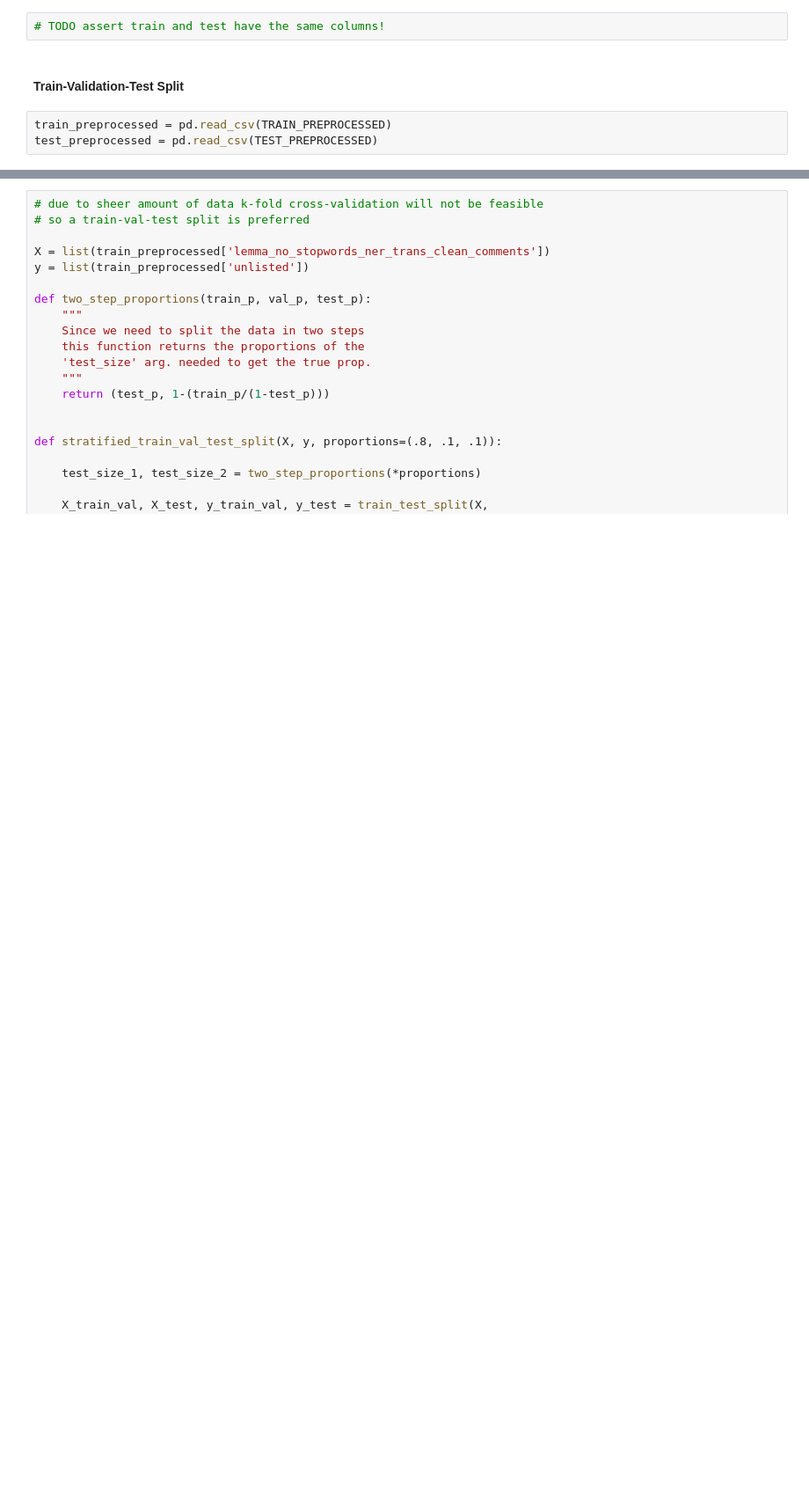
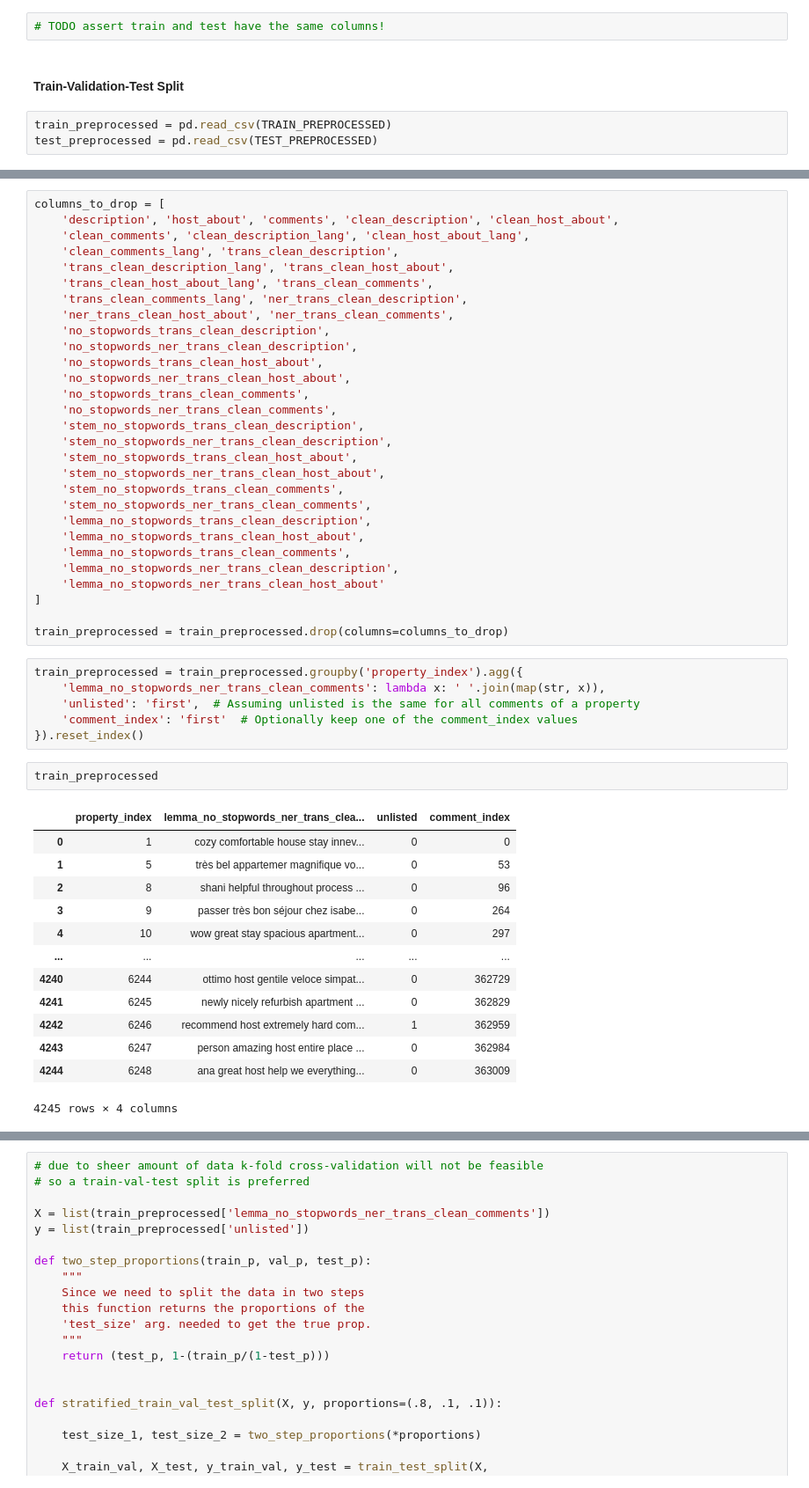
Before and after one commit to fmportela/text-mining-group-project-23-24, a Jupyter notebook: group-3-main-diogo.ipynb, the cells around one changed output, grey strips where cells are left out. Shown at 88% size. Saved outputs shown, nothing was run; the diff lists cells and outputs as text; blank space fills up the shorter version.

```diff
--- a/group-3-main-diogo.ipynb
+++ b/group-3-main-diogo.ipynb
@@ -1957,0 +2009,51 @@ test_preprocessed = pd.read_csv(TEST_PREPROCESSED)
+# %%
+columns_to_drop = [
+    'description', 'host_about', 'comments', 'clean_description', 'clean_host_about',
+    'clean_comments', 'clean_description_lang', 'clean_host_about_lang',
+    'clean_comments_lang', 'trans_clean_description',
+    'trans_clean_description_lang', 'trans_clean_host_about',
+    'trans_clean_host_about_lang', 'trans_clean_comments',
+    'trans_clean_comments_lang', 'ner_trans_clean_description',
+    'ner_trans_clean_host_about', 'ner_trans_clean_comments',
+    'no_stopwords_trans_clean_description',
+    'no_stopwords_ner_trans_clean_description',
+    'no_stopwords_trans_clean_host_about',
+    'no_stopwords_ner_trans_clean_host_about',
+    'no_stopwords_trans_clean_comments',
+    'no_stopwords_ner_trans_clean_comments',
+    'stem_no_stopwords_trans_clean_description',
+    'stem_no_stopwords_ner_trans_clean_description',
+    'stem_no_stopwords_trans_clean_host_about',
+    'stem_no_stopwords_ner_trans_clean_host_about',
+    'stem_no_stopwords_trans_clean_comments',
+    'stem_no_stopwords_ner_trans_clean_comments',
+    'lemma_no_stopwords_trans_clean_description',
+    'lemma_no_stopwords_trans_clean_host_about',
+    'lemma_no_stopwords_trans_clean_comments',
+    'lemma_no_stopwords_ner_trans_clean_description',
+    'lemma_no_stopwords_ner_trans_clean_host_about'
+]
+
+train_preprocessed = train_preprocessed.drop(columns=columns_to_drop)
+# %%
+train_preprocessed = train_preprocessed.groupby('property_index').agg({
+    'lemma_no_stopwords_ner_trans_clean_comments': lambda x: ' '.join(map(str, x)),
+    'unlisted': 'first',  # Assuming unlisted is the same for all comments of a property
+    'comment_index': 'first'  # Optionally keep one of the comment_index values
+}).reset_index()
+# %%
+train_preprocessed
+# %% [output]
+|  | property_index | lemma_no_stopwords_ner_trans_clea... | unlisted | comment_index |
+| 0 | 1 | cozy comfortable house stay innev... | 0 | 0 |
+| 1 | 5 | très bel appartemer magnifique vo... | 0 | 53 |
+| 2 | 8 | shani helpful throughout process ... | 0 | 96 |
+| 3 | 9 | passer très bon séjour chez isabe... | 0 | 264 |
+| 4 | 10 | wow great stay spacious apartment... | 0 | 297 |
+| ... | ... | ... | ... | ... |
+| 4240 | 6244 | ottimo host gentile veloce simpat... | 0 | 362729 |
+| 4241 | 6245 | newly nicely refurbish apartment ... | 0 | 362829 |
+| 4242 | 6246 | recommend host extremely hard com... | 1 | 362959 |
+| 4243 | 6247 | person amazing host entire place ... | 0 | 362984 |
+| 4244 | 6248 | ana great host help we everything... | 0 | 363009 |
+4245 rows × 4 columns
```
Also changed, not shown: parts of 21 cells of this notebook, 2 other files.
